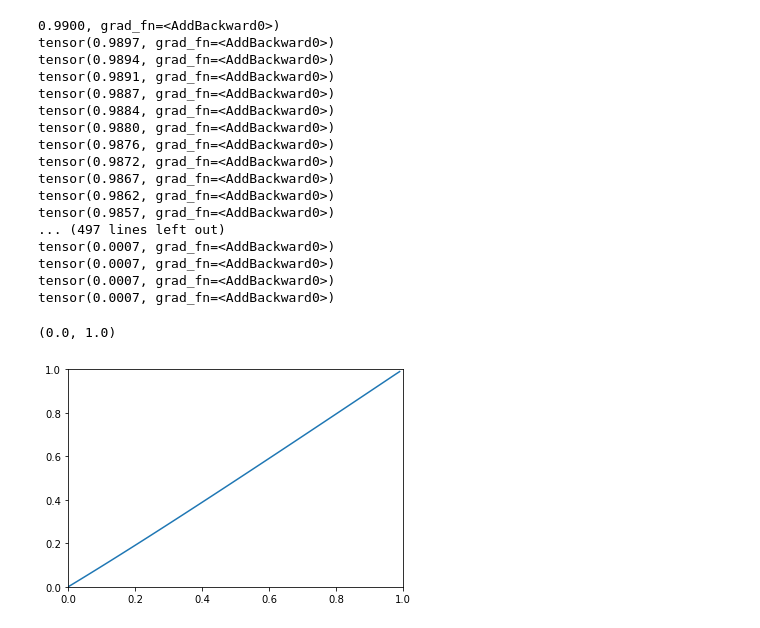
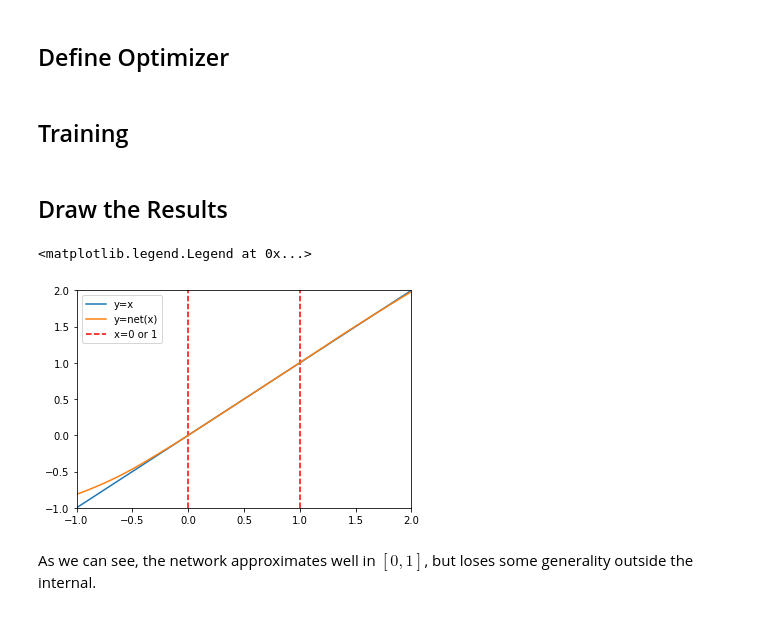
Before and after one commit to dull-bird/deep-ode, a Jupyter notebook: ode.ipynb, the cells around one changed output. Drawn from its saved outputs; the diff is of its cells as text; code cells hidden in the pictures.

```diff
--- a/ode.ipynb
+++ b/ode.ipynb
@@ -65 +86,3 @@ tensor(0.5111, grad_fn=<AddBackward0>)
+# %% [markdown]
+## Define Optimizer
 # %%
@@ -67,49 +90,2 @@ optimizer = torch.optim.Adam(net.parameters(), lr=1)
-# %%
-for step in range(1000):
-    l = loss(net, x)
-    optimizer.zero_grad()
-    l.backward()
-
-    # print the parameters in net, they are initialized automatically
-    # for i, par in enumerate(net.parameters()):
-    #     if i % 2 == 0:
-    #         print("Weights", end=" ")
-    #     else:
-    #         print("Bias", end=" ")
-
-    #     print("between {}-th and {}-th layer:".format(i//2, i//2+1))
-    #     # print(par)
-    #     print("Gradient:".format(i))
-    #     print(par.grad)
-    #     print()
-
-    optimizer.step()
-
-    print(loss(net, x))
-# %% [output]
-0.9900, grad_fn=<AddBackward0>)
-tensor(0.9897, grad_fn=<AddBackward0>)
-tensor(0.9894, grad_fn=<AddBackward0>)
-tensor(0.9891, grad_fn=<AddBackward0>)
-tensor(0.9887, grad_fn=<AddBackward0>)
-tensor(0.9884, grad_fn=<AddBackward0>)
-tensor(0.9880, grad_fn=<AddBackward0>)
-tensor(0.9876, grad_fn=<AddBackward0>)
-tensor(0.9872, grad_fn=<AddBackward0>)
-tensor(0.9867, grad_fn=<AddBackward0>)
-tensor(0.9862, grad_fn=<AddBackward0>)
-tensor(0.9857, grad_fn=<AddBackward0>)
-... (497 lines left out)
-tensor(0.0007, grad_fn=<AddBackward0>)
-tensor(0.0007, grad_fn=<AddBackward0>)
-tensor(0.0007, grad_fn=<AddBackward0>)
-tensor(0.0007, grad_fn=<AddBackward0>)
-# %%
-x_test = torch.arange(0, 1, 0.01).float().view(-1, 1)
-# print(x_test)
-plt.plot(x_test.detach().numpy(), net(x_test).detach().numpy())
-plt.ylim([0,1])
-plt.xlim([0,1])
-# %% [output]
-(0.0, 1.0)
-[figure, removed]
+# %% [markdown]
+## Training
@@ -115,0 +99,17 @@ plt.xlim([0,1])
+# %% [markdown]
+## Draw the Results
+# %%
+x_test = torch.arange(-1, 2, 0.01).float().view(-1, 1)
+# print(x_test)
+plt.ylim([-1,2])
+plt.xlim([-1,2])
+plt.vlines([0,1], -1, 2, colors="r", linestyles="dashed", label="x=0 or 1")
+# plt.vlines(1, 0, 2, colors="r", linestyles="dashed", label="x=0")
+plt.plot(x_test.detach().numpy(), x_test.detach().numpy(), label="y=x")
+plt.plot(x_test.detach().numpy(), net(x_test).detach().numpy(), label="y=net(x)")
+plt.legend()
+# %% [output]
+<matplotlib.legend.Legend at 0x...>
+[figure, added]
+# %% [markdown]
+As we can see, the network approximates well in $[0, 1]$, but loses some generality outside the internal.
```
Also changed, not shown: parts of 11 cells of this notebook.
